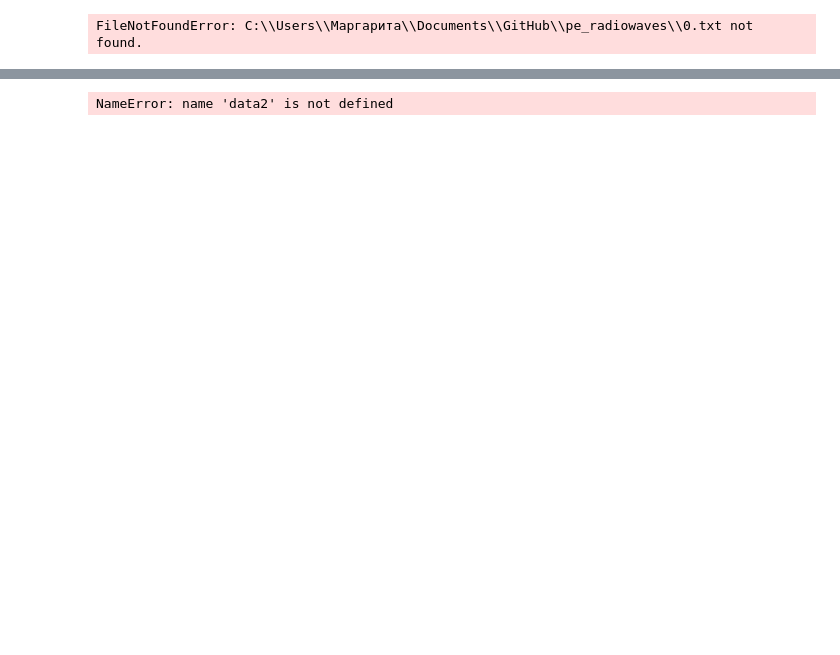
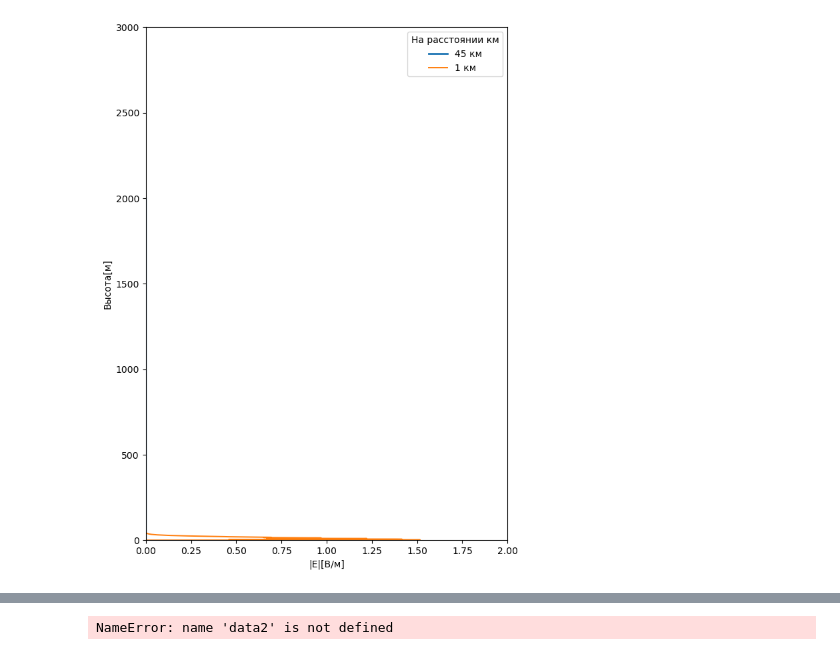
Before and after one commit to Margo-10/pe_radiowaves, a Jupyter notebook: pe_radiowaves.ipynb, the cells around one changed output, grey strips where cells are left out. Drawn from its saved outputs; the diff is of its cells as text; code cells hidden in the pictures; blank space fills up the shorter version.

```diff
--- a/pe_radiowaves.ipynb
+++ b/pe_radiowaves.ipynb
@@ -26,0 +20,9 @@ FileNotFoundError: C:\\Users\\Маргарита\\Documents\\GitHub\\pe_radiowav
+# %%
+points_z =len(list(zip(*data7)))
+points_x =len(data7)
+range = 50000
+m=45000.0
+m1=15.0
+p=m/(range/points_z)
+p1=m1/(range/points_z)
+p1
@@ -35,13 +39,37 @@ plt.show()
-# %%
-
-data = np.genfromtxt(r"C:\\Users\\Маргарита\\Documents\\GitHub\\pe_radiowaves\\0.txt",encoding='utf-8').transpose()
-points =len(list(zip(*data)))
-range = 2000.0
-km=1500.0
-p=km/(range/points)
-points
-# %% [output]
-FileNotFoundError: C:\\Users\\Маргарита\\Documents\\GitHub\\pe_radiowaves\\0.txt not found.
+# %%
+
+numbers = arr.array('d', data7[:, round(p)])
+numbers1 = arr.array('d', data7[:,round(p1)])
+# numbers2 = arr.array('d', data2[:,round(p2)])
+# numbers3 = arr.array('d', data3[:, round(p3)])
+# numbers4 = arr.array('d', data4[:, round(p4)])
+# numbers5 = arr.array('d', data5[:, round(p5)])
+
+y=np.linspace(0,2000,points_x)
+
+
+
+ # Plotting both the curves simultaneously
+plt.figure(figsize=(7,10))
+plt.plot(numbers, y, linestyle='-',linewidth='2',  label='45 км' ) #0
+plt.plot(numbers1, y, linestyle='-', linewidth='1.4', label='1 км')
+# plt.plot(numbers5, y, linestyle='-',linewidth='1.4',  label='11°')
+# plt.plot(numbers4, y, linestyle='-', linewidth='1.5',color='black', label='15°')
+# plt.plot(numbers3, y, linestyle=':', linewidth='1.4', label='18°')
+#plt.plot(numbers2, y, linestyle=':', linewidth='1.4',color='b',  label='23°')
+
+plt.xlabel('|E|[В/м]')
+plt.ylabel('Высота[м]')
+plt.xlim(0,2)
+plt.ylim(0,3000)
+
+# Adding legend, which helps us recognize the curve according to it's color
+plt.legend(title='На расстоянии км')
+
+# To load the display window
+plt.show()
+# %% [output]
+[figure, added]
 # %%
 fig = plt.figure()
 fig.set_figheight(8)
```
Also changed, not shown: parts of 4 cells of this notebook.
